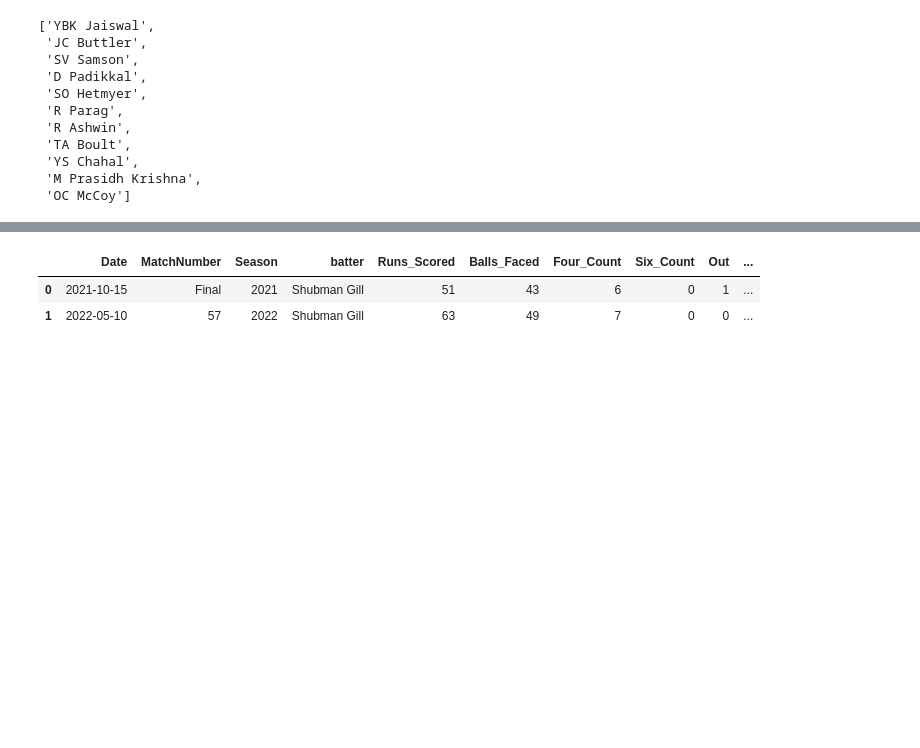
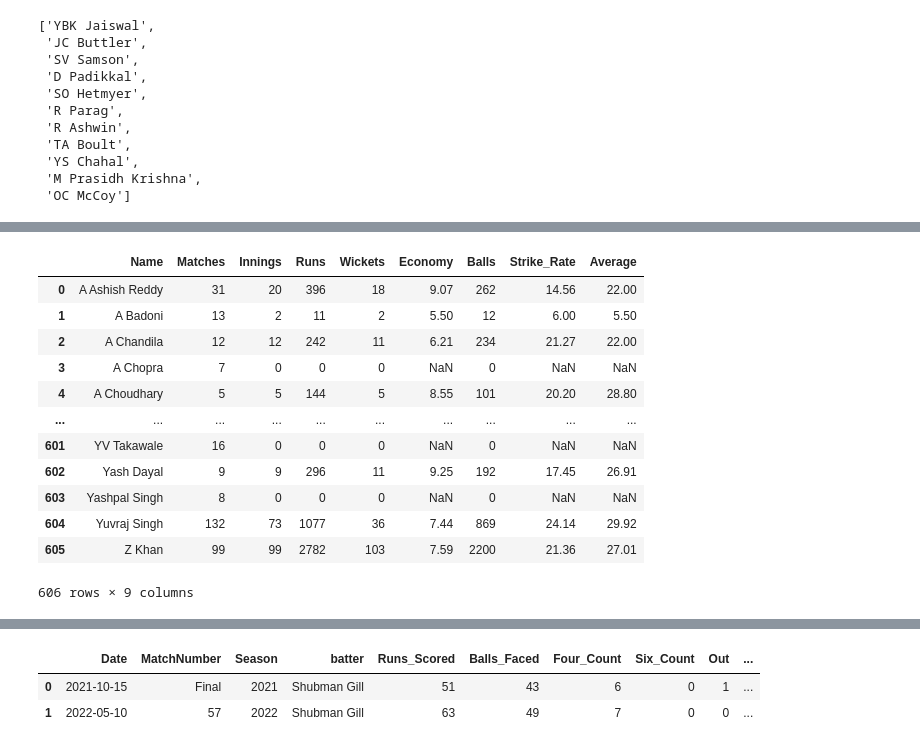
Before and after one commit to anubrotoGhose/IPL-Stats-Access, a Jupyter notebook: table_creator_5.ipynb, the cells around one changed output, grey strips where cells are left out. Cells and saved outputs as stored; diff of their text form; code cells hidden in the pictures; blank space fills up the shorter version.

```diff
--- a/table_creator_5.ipynb
+++ b/table_creator_5.ipynb
@@ -298,4 +315,21 @@ combined_df_bowling
 606 rows × 9 columns
+# %%
+combined_df_bowling = combined_df_bowling.rename(columns={'Strike Rate': 'Strike_Rate'})
+combined_df_bowling
+# %% [output]
+|  | Name | Matches | Innings | Runs | Wickets | Economy | Balls | Strike_Rate | Average |
+| 0 | A Ashish Reddy | 31 | 20 | 396 | 18 | 9.07 | 262 | 14.56 | 22.00 |
+| 1 | A Badoni | 13 | 2 | 11 | 2 | 5.50 | 12 | 6.00 | 5.50 |
+| 2 | A Chandila | 12 | 12 | 242 | 11 | 6.21 | 234 | 21.27 | 22.00 |
+| 3 | A Chopra | 7 | 0 | 0 | 0 | NaN | 0 | NaN | NaN |
+| 4 | A Choudhary | 5 | 5 | 144 | 5 | 8.55 | 101 | 20.20 | 28.80 |
+| ... | ... | ... | ... | ... | ... | ... | ... | ... | ... |
+| 601 | YV Takawale | 16 | 0 | 0 | 0 | NaN | 0 | NaN | NaN |
+| 602 | Yash Dayal | 9 | 9 | 296 | 11 | 9.25 | 192 | 17.45 | 26.91 |
+| 603 | Yashpal Singh | 8 | 0 | 0 | 0 | NaN | 0 | NaN | NaN |
+| 604 | Yuvraj Singh | 132 | 73 | 1077 | 36 | 7.44 | 869 | 24.14 | 29.92 |
+| 605 | Z Khan | 99 | 99 | 2782 | 103 | 7.59 | 2200 | 21.36 | 27.01 |
+606 rows × 9 columns
 # %%
 import sqlite3
 
```
Also changed, not shown: parts of 10 cells of this notebook, 11 other files.
